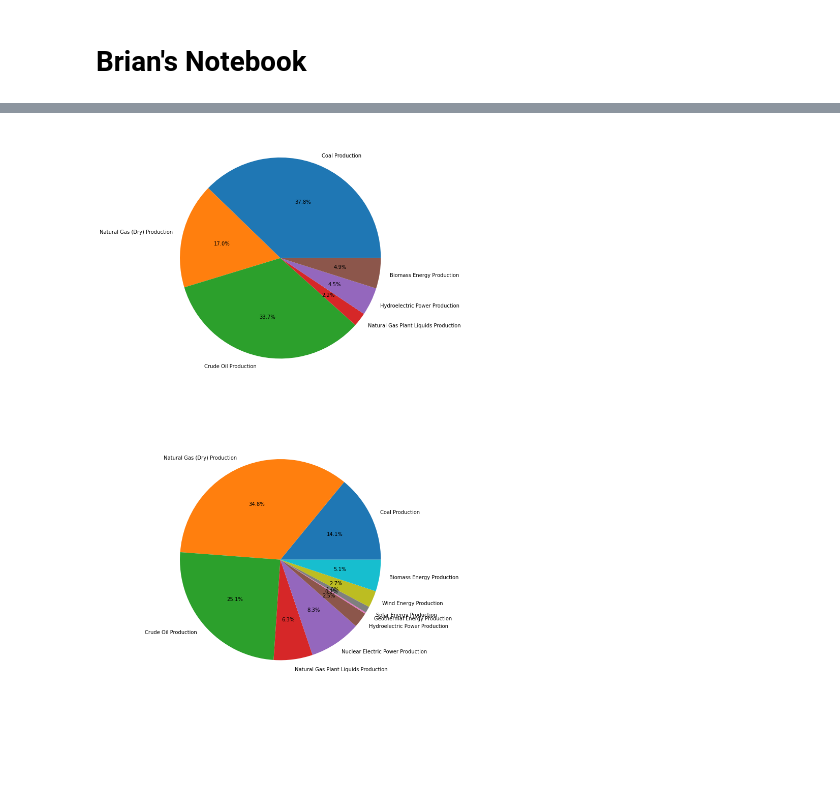
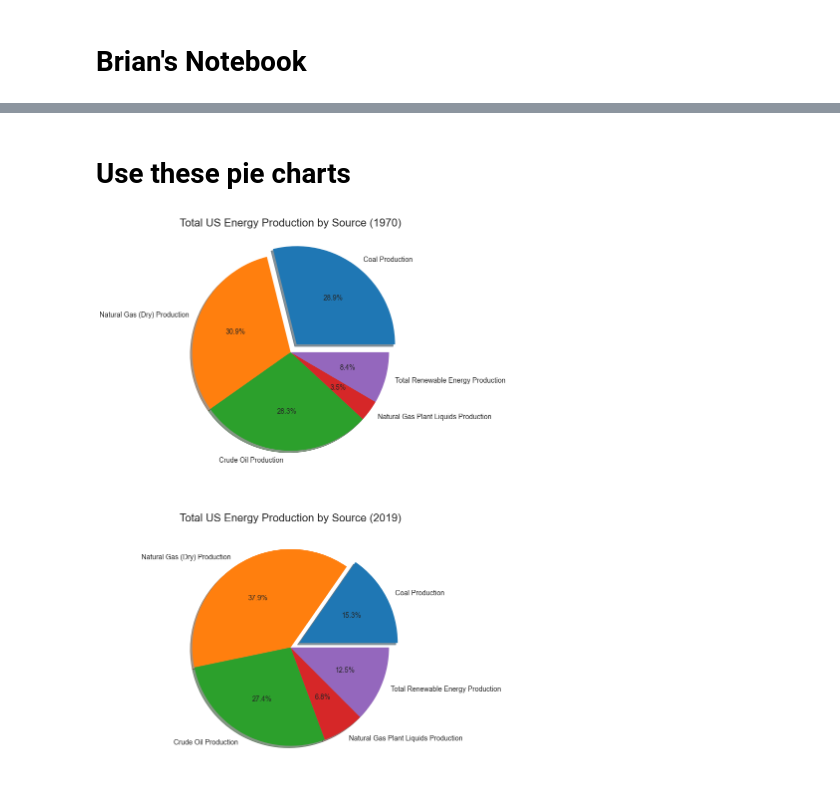
Before and after one commit to BrianDouglas/Climate_Soluctions, a Jupyter notebook: notebooks/Brian.ipynb, the cells around one changed output, grey strips where cells are left out. Saved outputs shown, nothing was run; the diff lists cells and outputs as text; code cells hidden in the pictures; blank space fills up the shorter version.

Commit message:
Finalized plots

```diff
--- a/notebooks/Brian.ipynb
+++ b/notebooks/Brian.ipynb
@@ -4,6 +4,9 @@
 import pandas as pd
 import csv
 import matplotlib.pyplot as plt
+import numpy as np
+import matplotlib as mpl
+mpl.style.use('seaborn-darkgrid')
 # %%
 xls_path = "../resources/raw/Primary_Energy_Production_by_Source.xlsx"
 energy_source_monthly = pd.read_excel(xls_path, sheet_name = 0)
@@ -88,17 +153,35 @@ ax = plt.plot(co2_output_yearly["Annual Total"], co2_output_yearly["Coal, Includ
+# %% [markdown]
+# Use these pie charts
 # %%
 #remove string for no data and replace with 0
 energy_source_yearly.replace(to_replace="Not Available", value=0.0, inplace=True)
 #prepare data for pie chart
-droped_totals_df = energy_source_yearly.drop(columns = ["Total Primary Energy Production","Total Renewable Energy Production","Total Fossil Fuels Production"])
+droped_totals_df = energy_source_yearly.drop(columns = ["Total Primary Energy Production",
+                                                        "Total Fossil Fuels Production",
+                                                        "Nuclear Electric Power Production",
+                                                        "Hydroelectric Power Production",
+                                                        "Geothermal Energy Production",
+                                                        "Solar Energy Production",
+                                                        "Wind Energy Production",
+                                                        "Biomass Energy Production"])
 #get a series of just the first row
-beginning_data = droped_totals_df.iloc[0,1:]
+beginning_data = droped_totals_df.iloc[31,1:]
 beginning_data = beginning_data[beginning_data > 0.0]
 #get a series for just the last row
 ending_data = droped_totals_df.iloc[len(droped_totals_df)-1, 1:]
 ending_data = ending_data[ending_data > 0.0]
-fig, ax = plt.subplots(2, figsize = (10,20))
-ax[0].pie(beginning_data, autopct = '%1.1f%%', labels = beginning_data.index)
-ax[1].pie(ending_data, autopct = '%1.1f%%', labels = ending_data.index)
+fig, ax = plt.subplots(2, figsize = (15,20))
+beg_xplode = [0.0 if x != "Coal Production" else 0.1 for x in beginning_data.index]
+end_xplode = [0.0 if x != "Coal Production" else 0.1 for x in ending_data.index]
+ax[0].pie(beginning_data, autopct = '%1.1f%%', shadow = True,
+          labels = beginning_data.index, explode = beg_xplode,
+          textprops = {'fontsize': 14})
+ax[0].set_title("Total US Energy Production by Source (1970)",fontsize = 22)
+ax[1].pie(ending_data, autopct = '%1.1f%%', shadow = True,
+          labels = ending_data.index, explode = end_xplode,
+          textprops = {'fontsize': 14})
+ax[1].set_title("Total US Energy Production by Source (2019)",fontsize = 22)
+plt.savefig("production_by_source_pies.png")
 plt.show()
 # %% [output]
-[figure, old version]
+[figure, new version]
```
Also changed, not shown: parts of 12 cells of this notebook.
